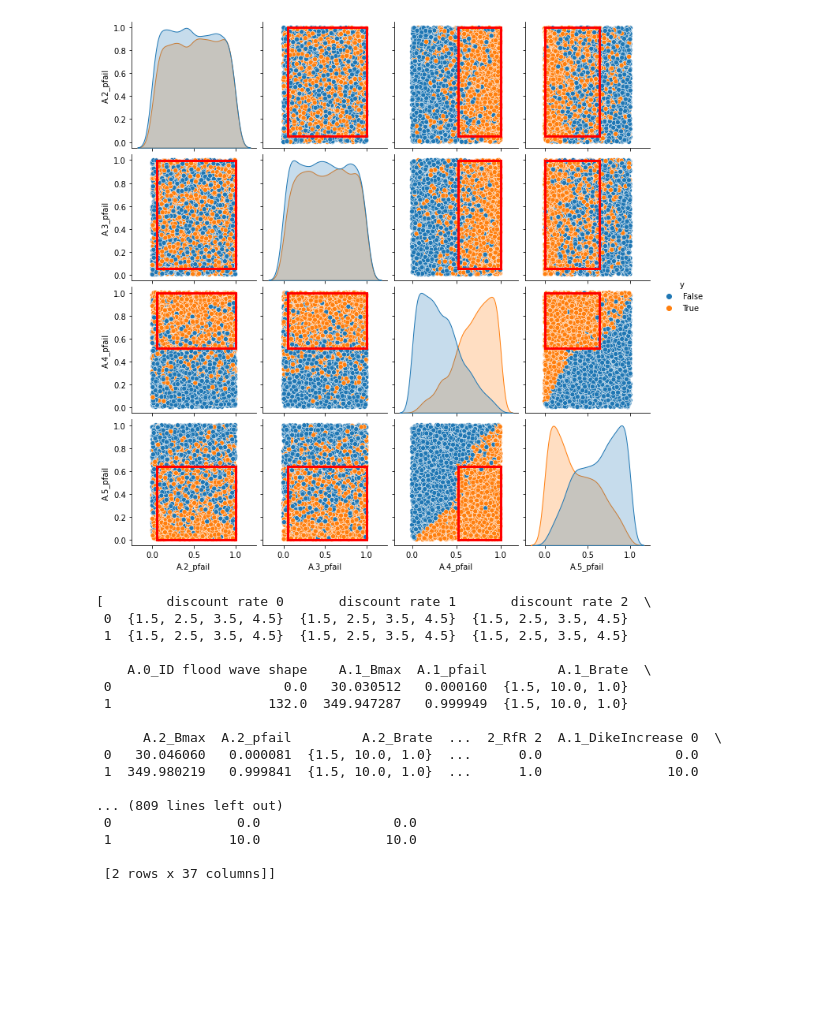
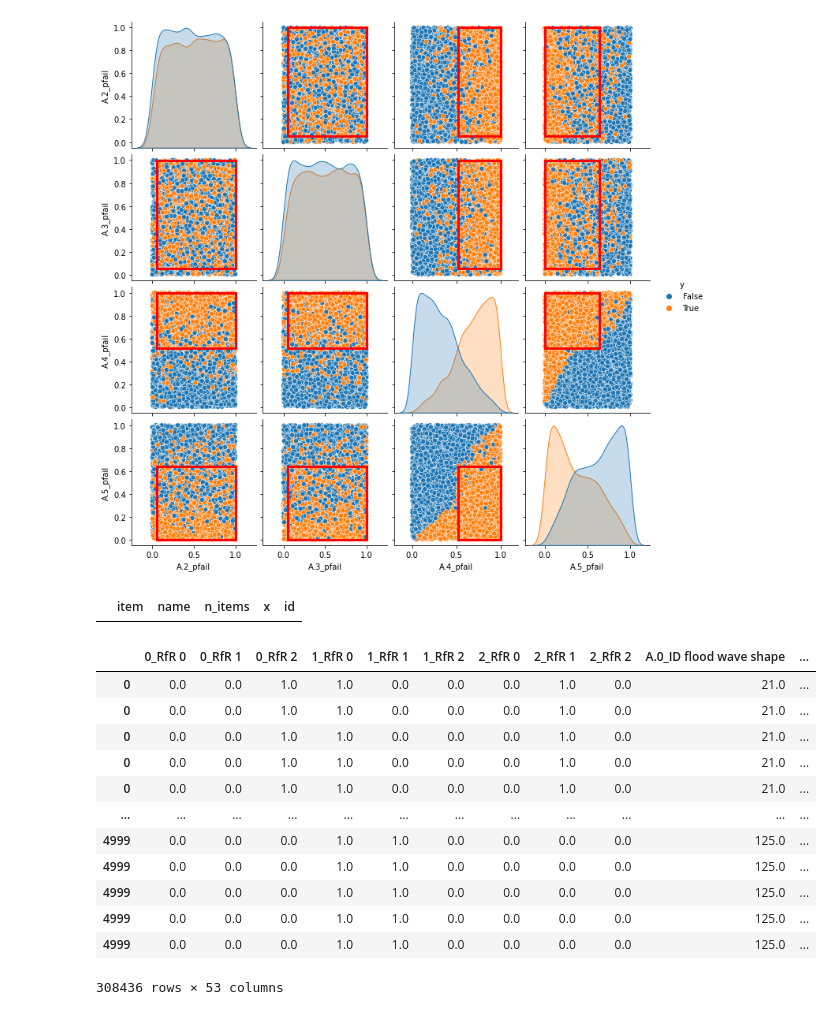
Before and after one commit to Lischip/FabiosDecisions, a Jupyter notebook: epa1361/final assignment/scen_selection.ipynb, the cells around one changed output. Cells and saved outputs as stored; diff of their text form; code cells hidden in the pictures; blank space fills up the shorter version.

```diff
--- a/epa1361/final assignment/scen_selection.ipynb
+++ b/epa1361/final assignment/scen_selection.ipynb
@@ -30,4 +30,6 @@ box.show_tradeoff()
 plt.show()
 # %% [output]
 [figure]
+# %%
+box_id=25
 # %%
@@ -57,24 +59,10 @@ box.show_pairs_scatter()
 <seaborn.axisgrid.PairGrid at 0x...>
 [figure]
 # %%
-box.box_lims
+box.boxes_nominal
 # %% [output]
-[        discount rate 0       discount rate 1       discount rate 2  \
- 0  {1.5, 2.5, 3.5, 4.5}  {1.5, 2.5, 3.5, 4.5}  {1.5, 2.5, 3.5, 4.5}
- 1  {1.5, 2.5, 3.5, 4.5}  {1.5, 2.5, 3.5, 4.5}  {1.5, 2.5, 3.5, 4.5}
-
-    A.0_ID flood wave shape    A.1_Bmax  A.1_pfail         A.1_Brate  \
- 0                      0.0   30.030512   0.000160  {1.5, 10.0, 1.0}
- 1                    132.0  349.947287   0.999949  {1.5, 10.0, 1.0}
-
-      A.2_Bmax  A.2_pfail         A.2_Brate  ...  2_RfR 2  A.1_DikeIncrease 0  \
- 0   30.046060   0.000081  {1.5, 10.0, 1.0}  ...      0.0                 0.0
- 1  349.980219   0.999841  {1.5, 10.0, 1.0}  ...      1.0                10.0
-
-... (809 lines left out)
- 0                0.0                 0.0
- 1               10.0                10.0
-
- [2 rows x 37 columns]]
+|  | item | name | n_items | x | id |
+# %%
+lims = box.box_lims[box_id]
 # %%
 # so now we just need to get scenarios that meet these uncertainties
@@ -82,0 +73,28 @@ box.box_lims
+# %%
+conditions = []
+
+for column in lims.columns:
+    if isinstance(lims[column][0], set):
+        conditions.append(experiments[column].isin(listlims))
+    else:
+        conditions.append(experiments[column] >= lims[column][0])
+        conditions.append(experiments[column] <= lims[column][1])
+
+df = pd.DataFrame(conditions).T
+#drop rows that contain any False TBC
+# %%
+experiments[pd.DataFrame(conditions).T.values]
+# %% [output]
+|  | 0_RfR 0 | 0_RfR 1 | 0_RfR 2 | 1_RfR 0 | 1_RfR 1 | 1_RfR 2 | 2_RfR 0 | 2_RfR 1 | 2_RfR 2 | A.0_ID flood wave shape | ... |
+| 0 | 0.0 | 0.0 | 1.0 | 1.0 | 0.0 | 0.0 | 0.0 | 1.0 | 0.0 | 21.0 | ... |
+| 0 | 0.0 | 0.0 | 1.0 | 1.0 | 0.0 | 0.0 | 0.0 | 1.0 | 0.0 | 21.0 | ... |
+| 0 | 0.0 | 0.0 | 1.0 | 1.0 | 0.0 | 0.0 | 0.0 | 1.0 | 0.0 | 21.0 | ... |
+| 0 | 0.0 | 0.0 | 1.0 | 1.0 | 0.0 | 0.0 | 0.0 | 1.0 | 0.0 | 21.0 | ... |
+| 0 | 0.0 | 0.0 | 1.0 | 1.0 | 0.0 | 0.0 | 0.0 | 1.0 | 0.0 | 21.0 | ... |
+| ... | ... | ... | ... | ... | ... | ... | ... | ... | ... | ... | ... |
+| 4999 | 0.0 | 0.0 | 0.0 | 1.0 | 1.0 | 0.0 | 0.0 | 0.0 | 0.0 | 125.0 | ... |
+| 4999 | 0.0 | 0.0 | 0.0 | 1.0 | 1.0 | 0.0 | 0.0 | 0.0 | 0.0 | 125.0 | ... |
+| 4999 | 0.0 | 0.0 | 0.0 | 1.0 | 1.0 | 0.0 | 0.0 | 0.0 | 0.0 | 125.0 | ... |
+| 4999 | 0.0 | 0.0 | 0.0 | 1.0 | 1.0 | 0.0 | 0.0 | 0.0 | 0.0 | 125.0 | ... |
+| 4999 | 0.0 | 0.0 | 0.0 | 1.0 | 1.0 | 0.0 | 0.0 | 0.0 | 0.0 | 125.0 | ... |
+308436 rows × 53 columns
```
Also changed, not shown: parts of 3 cells of this notebook.
